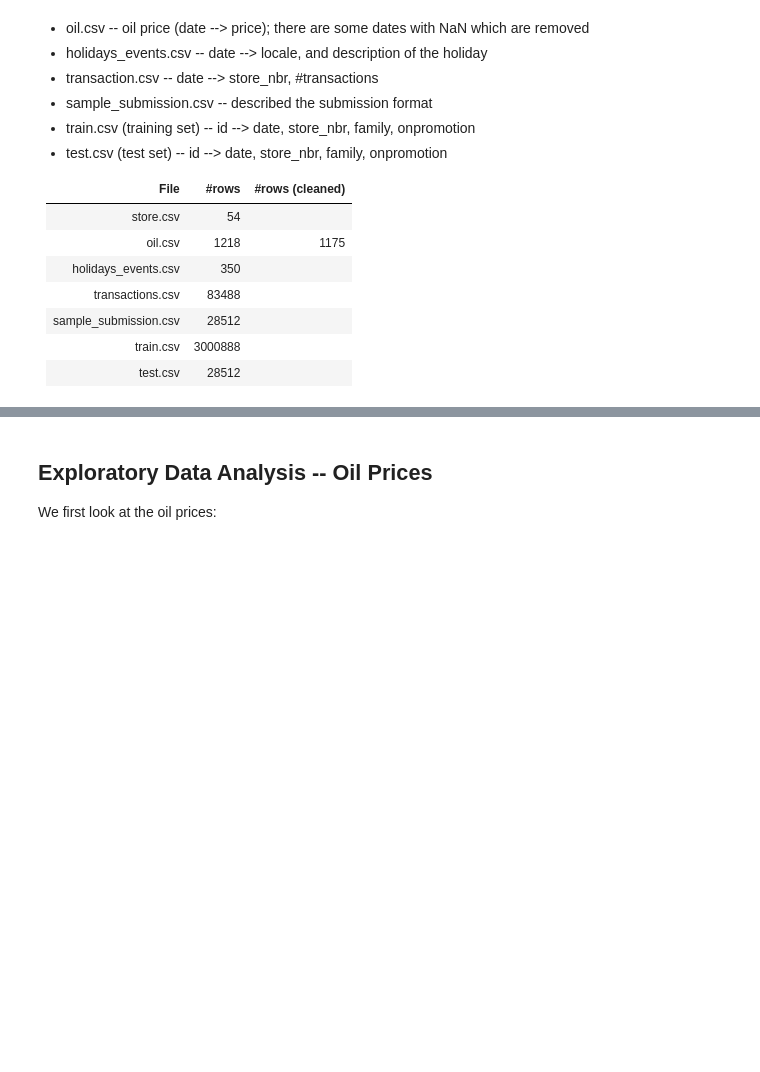
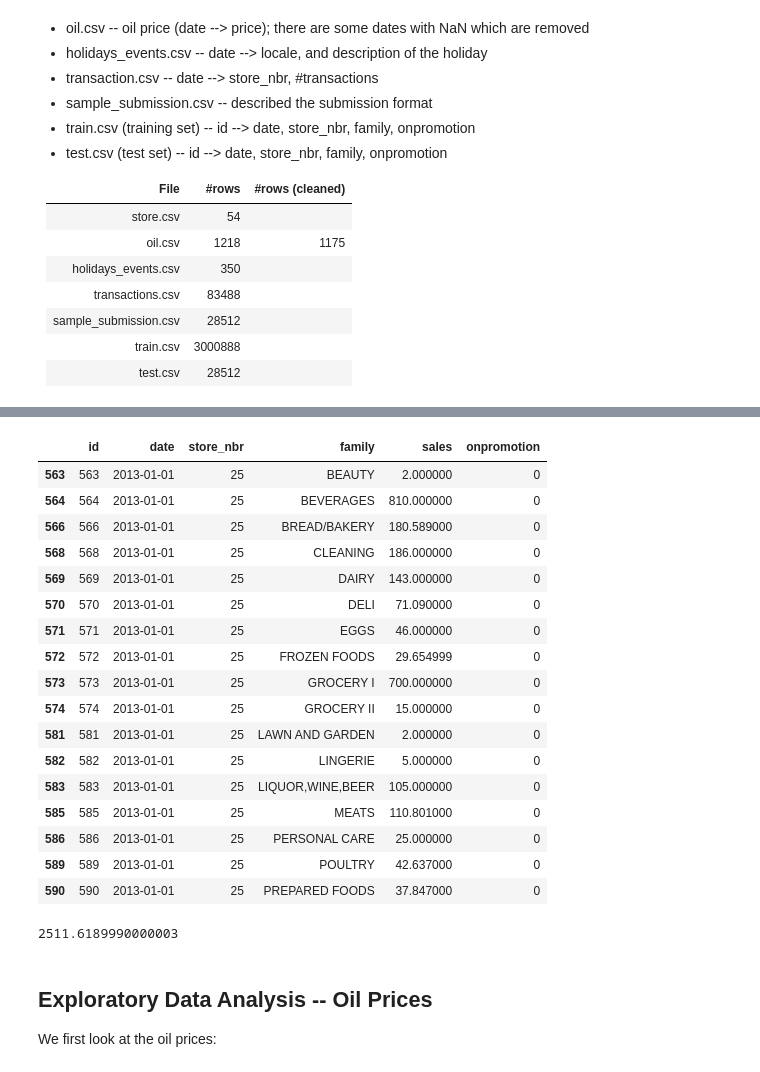
Before and after one commit to suhasAB/store-sales-forecasting, a Jupyter notebook: StoreSales.ipynb, the cells around one changed output, grey strips where cells are left out. Saved outputs shown, nothing was run; the diff lists cells and outputs as text; code cells hidden in the pictures; blank space fills up the shorter version.

```diff
--- a/StoreSales.ipynb
+++ b/StoreSales.ipynb
@@ -332,3 +338,28 @@ Timedelta('1688 days 00:00:00')
+# %%
+train[(train['store_nbr'] == 25) & (train['date'] == '2013-01-01') & (train['sales'] > 0)]
+# %% [output]
+|  | id | date | store_nbr | family | sales | onpromotion |
+| 563 | 563 | 2013-01-01 | 25 | BEAUTY | 2.000000 | 0 |
+| 564 | 564 | 2013-01-01 | 25 | BEVERAGES | 810.000000 | 0 |
+| 566 | 566 | 2013-01-01 | 25 | BREAD/BAKERY | 180.589000 | 0 |
+| 568 | 568 | 2013-01-01 | 25 | CLEANING | 186.000000 | 0 |
+| 569 | 569 | 2013-01-01 | 25 | DAIRY | 143.000000 | 0 |
+| 570 | 570 | 2013-01-01 | 25 | DELI | 71.090000 | 0 |
+| 571 | 571 | 2013-01-01 | 25 | EGGS | 46.000000 | 0 |
+| 572 | 572 | 2013-01-01 | 25 | FROZEN FOODS | 29.654999 | 0 |
+| 573 | 573 | 2013-01-01 | 25 | GROCERY I | 700.000000 | 0 |
+| 574 | 574 | 2013-01-01 | 25 | GROCERY II | 15.000000 | 0 |
+| 581 | 581 | 2013-01-01 | 25 | LAWN AND GARDEN | 2.000000 | 0 |
+| 582 | 582 | 2013-01-01 | 25 | LINGERIE | 5.000000 | 0 |
+| 583 | 583 | 2013-01-01 | 25 | LIQUOR,WINE,BEER | 105.000000 | 0 |
+| 585 | 585 | 2013-01-01 | 25 | MEATS | 110.801000 | 0 |
+| 586 | 586 | 2013-01-01 | 25 | PERSONAL CARE | 25.000000 | 0 |
+| 589 | 589 | 2013-01-01 | 25 | POULTRY | 42.637000 | 0 |
+| 590 | 590 | 2013-01-01 | 25 | PREPARED FOODS | 37.847000 | 0 |
+# %%
+train[(train['store_nbr'] == 25) & (train['date'] == '2013-01-01') & (train['sales'] > 0)]['sales'].sum()
+# %% [output]
+2511.6189990000003
 # %% [markdown]
 ## Exploratory Data Analysis -- Oil Prices
 
```
Also changed, not shown: parts of 5 cells of this notebook, 1 other file.
